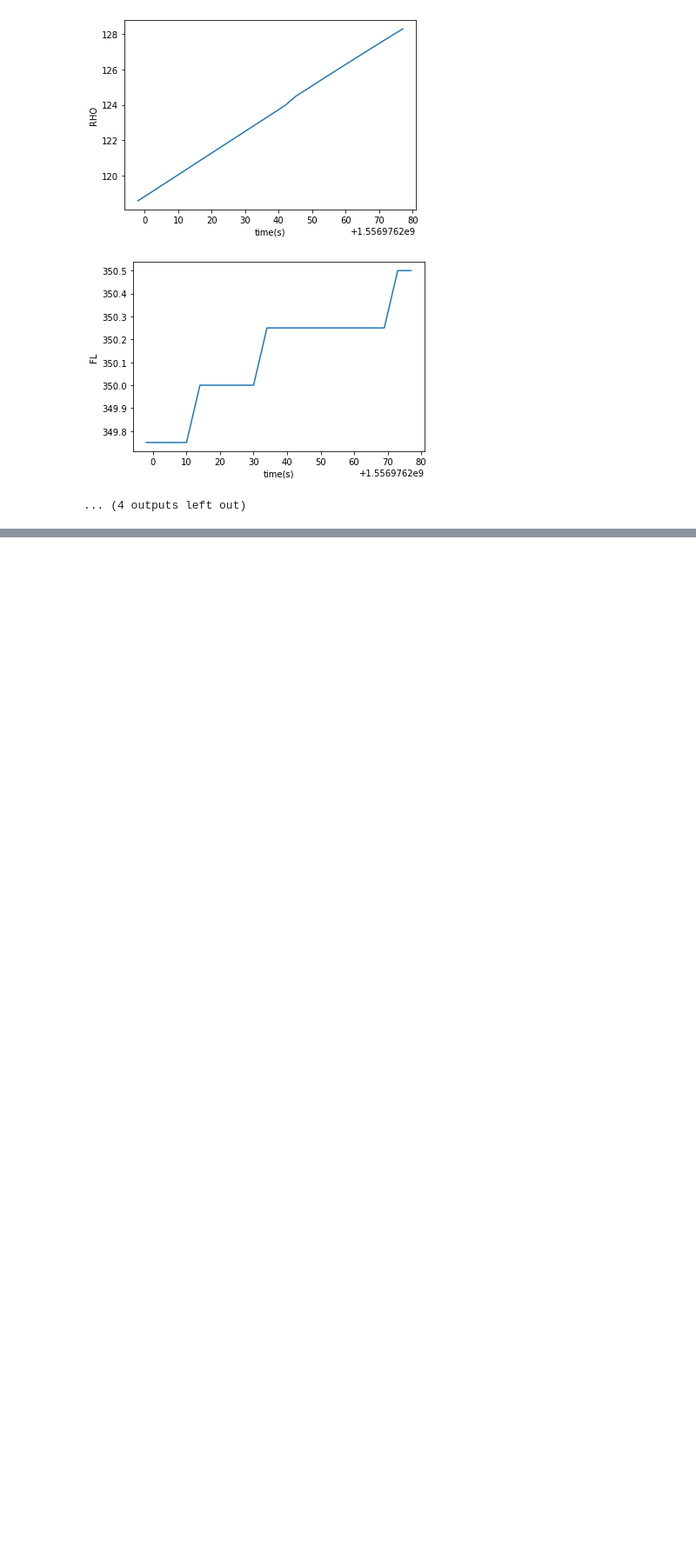
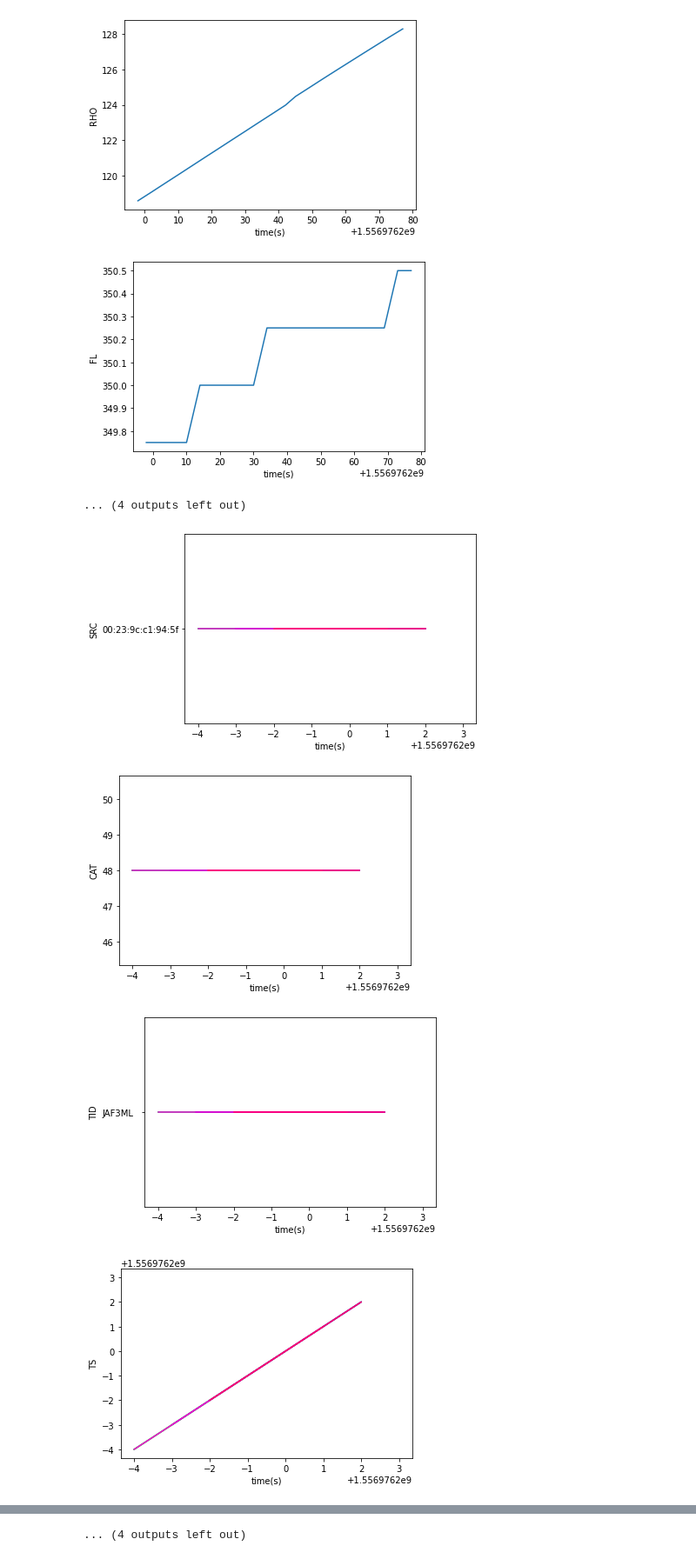
Before and after one commit to asettelen/Real_Time_Air_Traffic_Anomaly_Detection, a Jupyter notebook: Florian.ipynb, the cells around one changed output, grey strips where cells are left out. Shown: that part at 87% size. Saved outputs shown, nothing was run; the diff lists cells and outputs as text; code cells hidden in the pictures; blank space fills up the shorter version.

```diff
--- a/Florian.ipynb
+++ b/Florian.ipynb
@@ -210,10 +208,6 @@ traffic_df_explicit.createOrReplaceGlobalTempView('traffic')
 
 response = requests.get('http://192.168.37.142:50005/stream/2019-05-04-12:00:00/2019-05-04-16:00:00', stream = True)
 
-#if date de response > date2
-#stop le request
-
-
 i = 0
 list_aux = []
 for data in response.iter_lines():
@@ -221,8 +215,8 @@ for data in response.iter_lines():
     #print(data.decode("UTF-8").split(","))
     list_aux.append(data.decode("UTF-8").split(","))
 
-    if not(i % 10000):
+    if not(i % 1000):
         print(i)
 
-    if (i==100000): break
+    if (i==10000): break
 # %% [output]
@@ -322,7 +316,7 @@ def plotRadar(dictRadar, var=None):
             plt.show()
 
 
-def viz(dictRadar, TID):
+def viz1(dictRadar, TID):
 
     plotRadar(dictRadar)
 
@@ -361,7 +355,7 @@ def plotOneRadarForOnePlane(df_radar_avion):
         plt.ylabel(var)
         plt.show()
 
-def viz(df_radar_avion):
+def viz2(df_radar_avion):
 
     plotOneRadarForOnePlane(df_radar_avion)
 
@@ -388,0 +385,18 @@ viz(filterByPlaneAndRadar('JAF3ML', '01:00:5e:50:01:42'))
+# %%
+def request_plane(list):
+    if(len(list)==1):
+        TID=list[0]
+        viz1(dictRadar=dictRadarsByAvion(TID),TID=TID)
+    else:
+        TID=list[0]
+        SRC=list[1]
+        viz2(filterByPlaneAndRadar(TID, SRC))
+# %%
+myargs=['JAF3ML']
+TH = Thread(target = request_plane, args=(myargs,))
+TH.start()
+# %% [output]
+[figure, added]
+[figure, added]
+[figure, added]
+[figure, added]
@@ -389,3 +411,4 @@ viz(filterByPlaneAndRadar('JAF3ML', '01:00:5e:50:01:42'))
+... (4 outputs left out)
 # %%
 spark.sql("select count(*) from global_temp.traffic").toPandas()
 # %%
```
Also changed, not shown: parts of 7 cells of this notebook, 15 other files.
